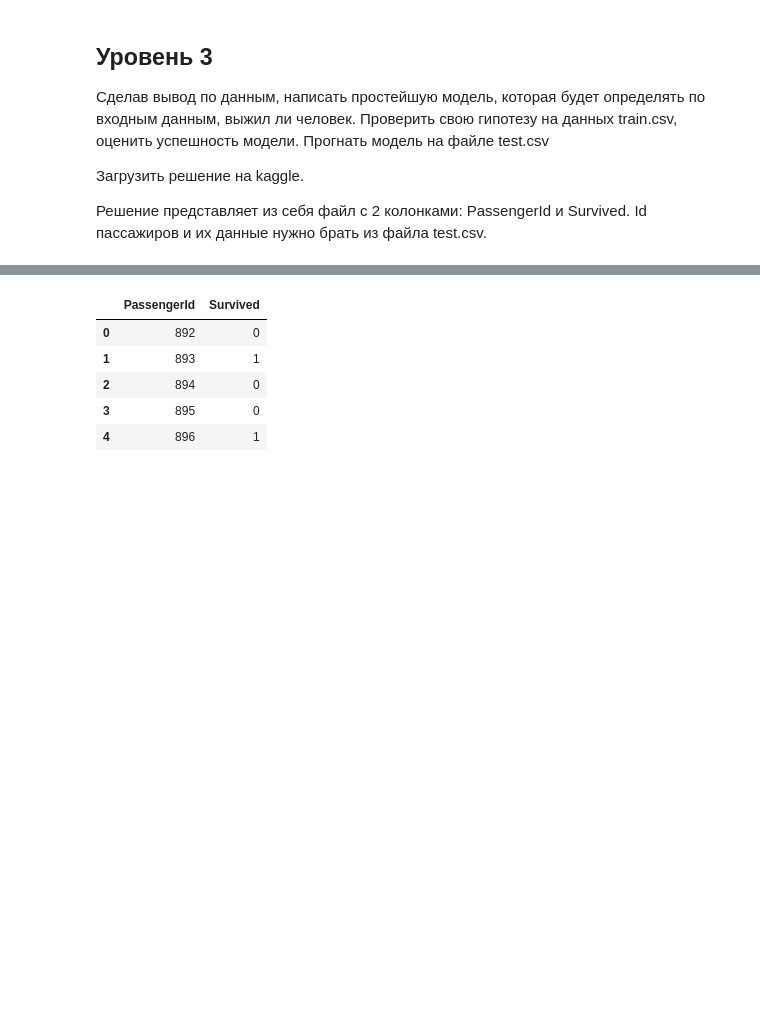
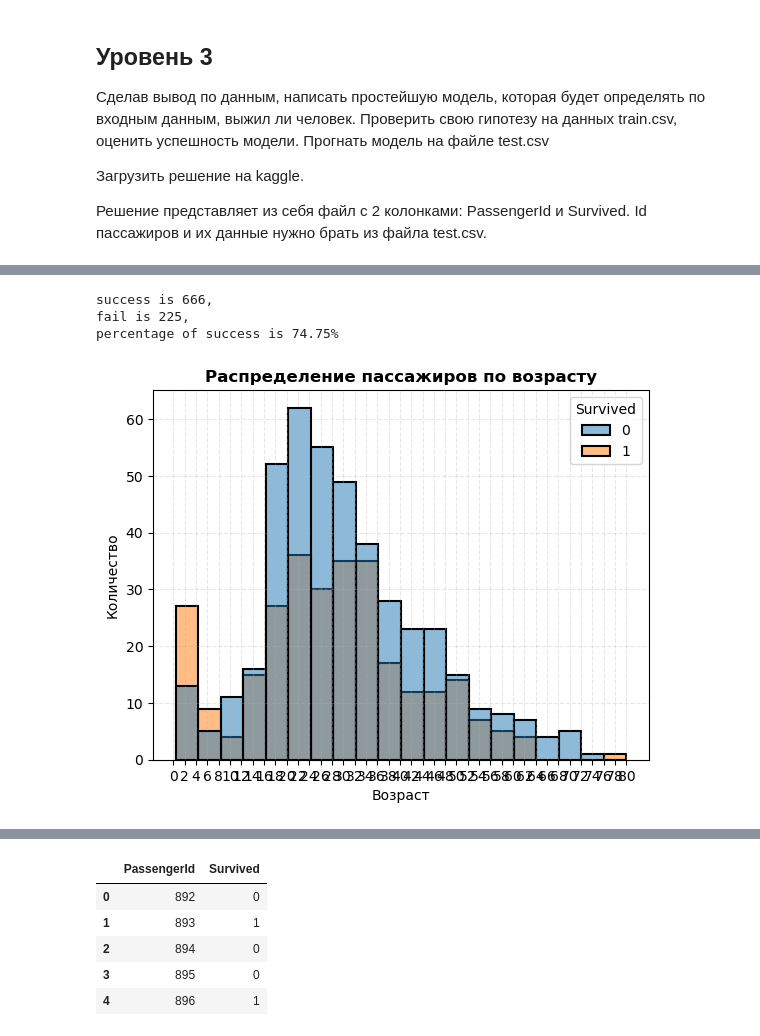
Before and after one commit to r1ryzhov/ds_course, a Jupyter notebook: homework_5.ipynb, the cells around one changed output, grey strips where cells are left out. Drawn from its saved outputs; the diff is of its cells as text; code cells hidden in the pictures; blank space fills up the shorter version.

```diff
--- a/homework_5.ipynb
+++ b/homework_5.ipynb
@@ -272,0 +396,6 @@ percentage of success is 78.68%
+# %%
+evaluate_predictions(survival_titanic_model_by_embarked(df))
+# %% [output]
+success is 666,
+fail is 225,
+percentage of success is 74.75%
@@ -272,0 +404,17 @@ percentage of success is 78.68%
+# %%
+# Вернусь к гистограмме распределения возраста пассажиров
+
+sns.histplot(data=df, x='Age', hue='Survived', color='steelblue', edgecolor='black',multiple='layer', linewidth=1.5)
+
+plt.title('Распределение пассажиров по возрасту', fontsize=12, fontweight='bold')
+
+plt.xlabel('Возраст')
+plt.ylabel('Количество')
+
+plt.grid(True, alpha=0.3, linestyle='--')
+
+plt.xticks(range(0, 81, 2))
+
+plt.show()
+# %% [output]
+[figure, added]
```
Also changed, not shown: parts of 34 cells of this notebook.
